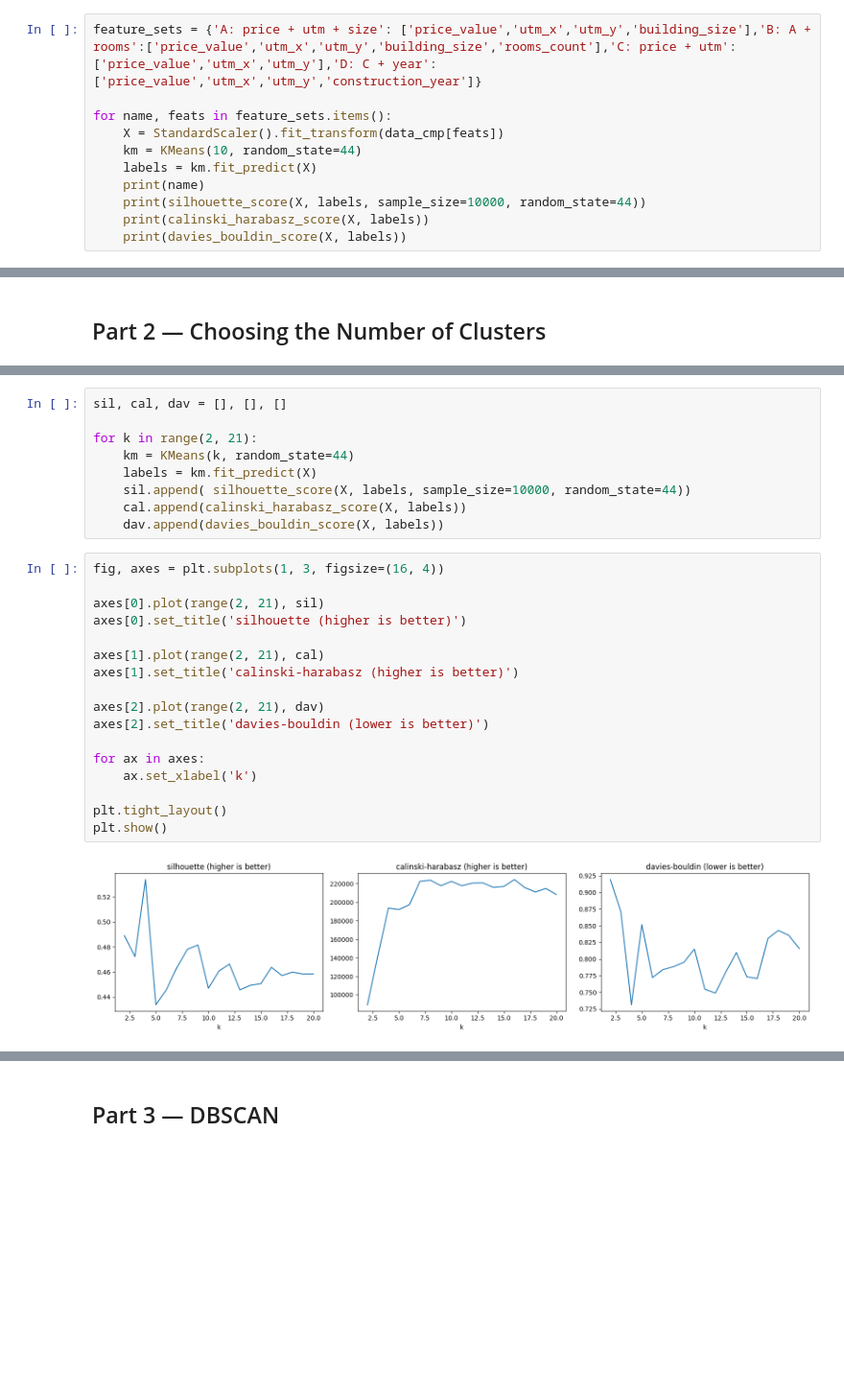
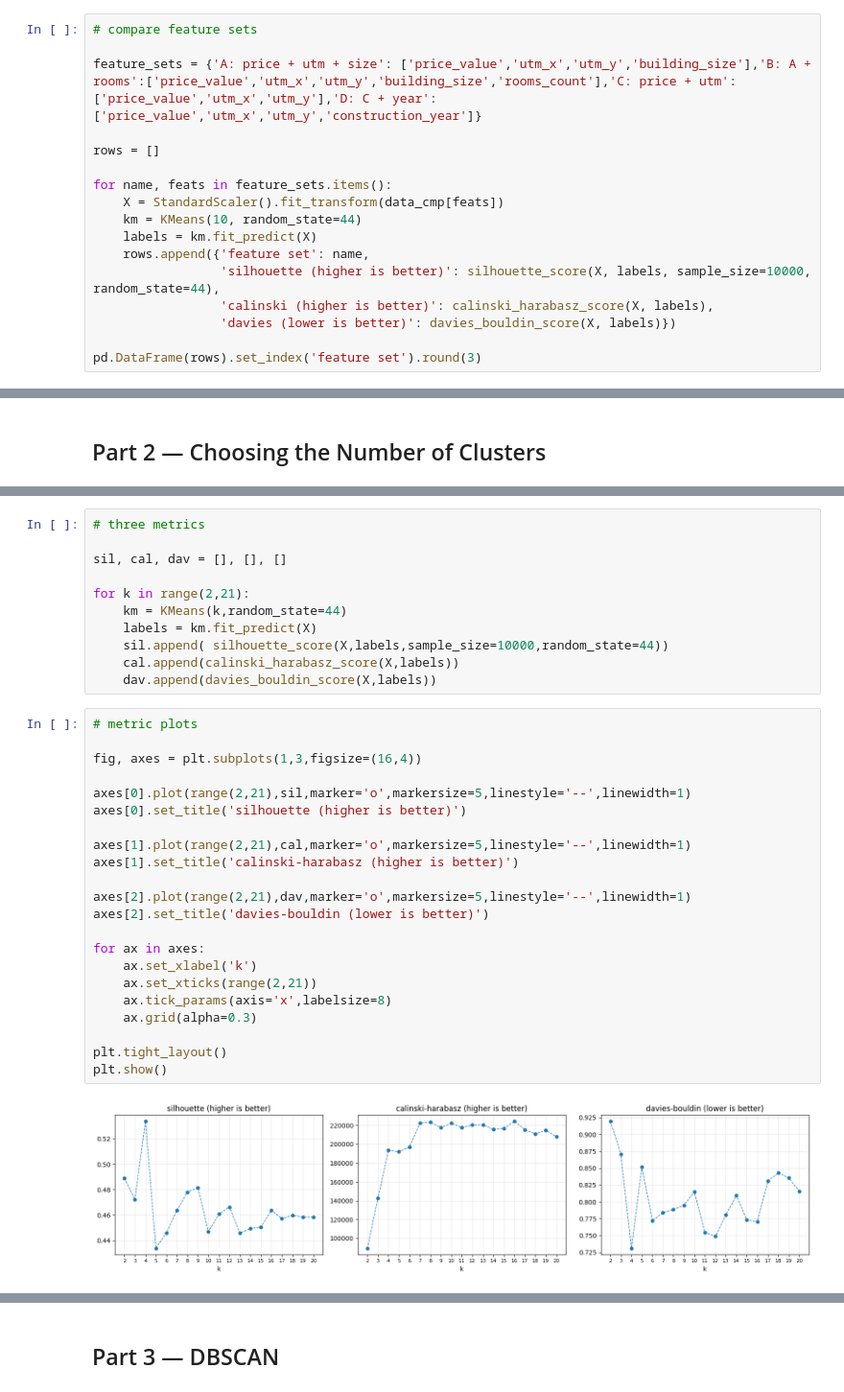
Before and after one commit to aminrafi394/quera-AI-first-project, a Jupyter notebook: notebooks/clustering_mahdi.ipynb, the cells around one changed output, grey strips where cells are left out. Shown at 96% size. Drawn from its saved outputs; the diff is of its cells as text; blank space fills up the shorter version.

```diff
--- a/notebooks/clustering_mahdi.ipynb
+++ b/notebooks/clustering_mahdi.ipynb
@@ -150,14 +165,20 @@ building_size         0.398886       1.000000     0.617901           0.090851
 rooms_count           0.344050       0.617901     1.000000           0.116831
 construction_year    -0.026310       0.090851     0.116831           1.000000
 # %%
+# compare feature sets
+
 feature_sets = {'A: price + utm + size': ['price_value','utm_x','utm_y','building_size'],'B: A + rooms':['price_value','utm_x','utm_y','building_size','rooms_count'],'C: price + utm':['price_value','utm_x','utm_y'],'D: C + year': ['price_value','utm_x','utm_y','construction_year']}
+
+rows = []
 
 for name, feats in feature_sets.items():
     X = StandardScaler().fit_transform(data_cmp[feats])
     km = KMeans(10, random_state=44)
     labels = km.fit_predict(X)
-    print(name)
-    print(silhouette_score(X, labels, sample_size=10000, random_state=44))
-    print(calinski_harabasz_score(X, labels))
-    print(davies_bouldin_score(X, labels))
+    rows.append({'feature set': name,
+                 'silhouette (higher is better)': silhouette_score(X, labels, sample_size=10000, random_state=44),
+                 'calinski (higher is better)': calinski_harabasz_score(X, labels),
+                 'davies (lower is better)': davies_bouldin_score(X, labels)})
+
+pd.DataFrame(rows).set_index('feature set').round(3)
 # %% [output]
@@ -276,31 +300,38 @@ print(loc.elbow, loc.knee)
 # %% [output]
 7 7
 # %%
+# three metrics
+
 sil, cal, dav = [], [], []
 
-for k in range(2, 21):
-    km = KMeans(k, random_state=44)
+for k in range(2,21):
+    km = KMeans(k,random_state=44)
     labels = km.fit_predict(X)
-    sil.append( silhouette_score(X, labels, sample_size=10000, random_state=44))
-    cal.append(calinski_harabasz_score(X, labels))
-    dav.append(davies_bouldin_score(X, labels))
+    sil.append( silhouette_score(X,labels,sample_size=10000,random_state=44))
+    cal.append(calinski_harabasz_score(X,labels))
+    dav.append(davies_bouldin_score(X,labels))
 # %%
-fig, axes = plt.subplots(1, 3, figsize=(16, 4))
+# metric plots
 
-axes[0].plot(range(2, 21), sil)
+fig, axes = plt.subplots(1,3,figsize=(16,4))
+
+axes[0].plot(range(2,21),sil,marker='o',markersize=5,linestyle='--',linewidth=1)
 axes[0].set_title('silhouette (higher is better)')
 
-axes[1].plot(range(2, 21), cal)
+axes[1].plot(range(2,21),cal,marker='o',markersize=5,linestyle='--',linewidth=1)
 axes[1].set_title('calinski-harabasz (higher is better)')
 
-axes[2].plot(range(2, 21), dav)
+axes[2].plot(range(2,21),dav,marker='o',markersize=5,linestyle='--',linewidth=1)
 axes[2].set_title('davies-bouldin (lower is better)')
 
 for ax in axes:
     ax.set_xlabel('k')
+    ax.set_xticks(range(2,21))
+    ax.tick_params(axis='x',labelsize=8)
+    ax.grid(alpha=0.3)
 
 plt.tight_layout()
 plt.show()
 # %% [output]
-[figure, old version]
+[figure, new version]
 # %% [markdown]
```
Also changed, not shown: parts of 42 cells of this notebook.
